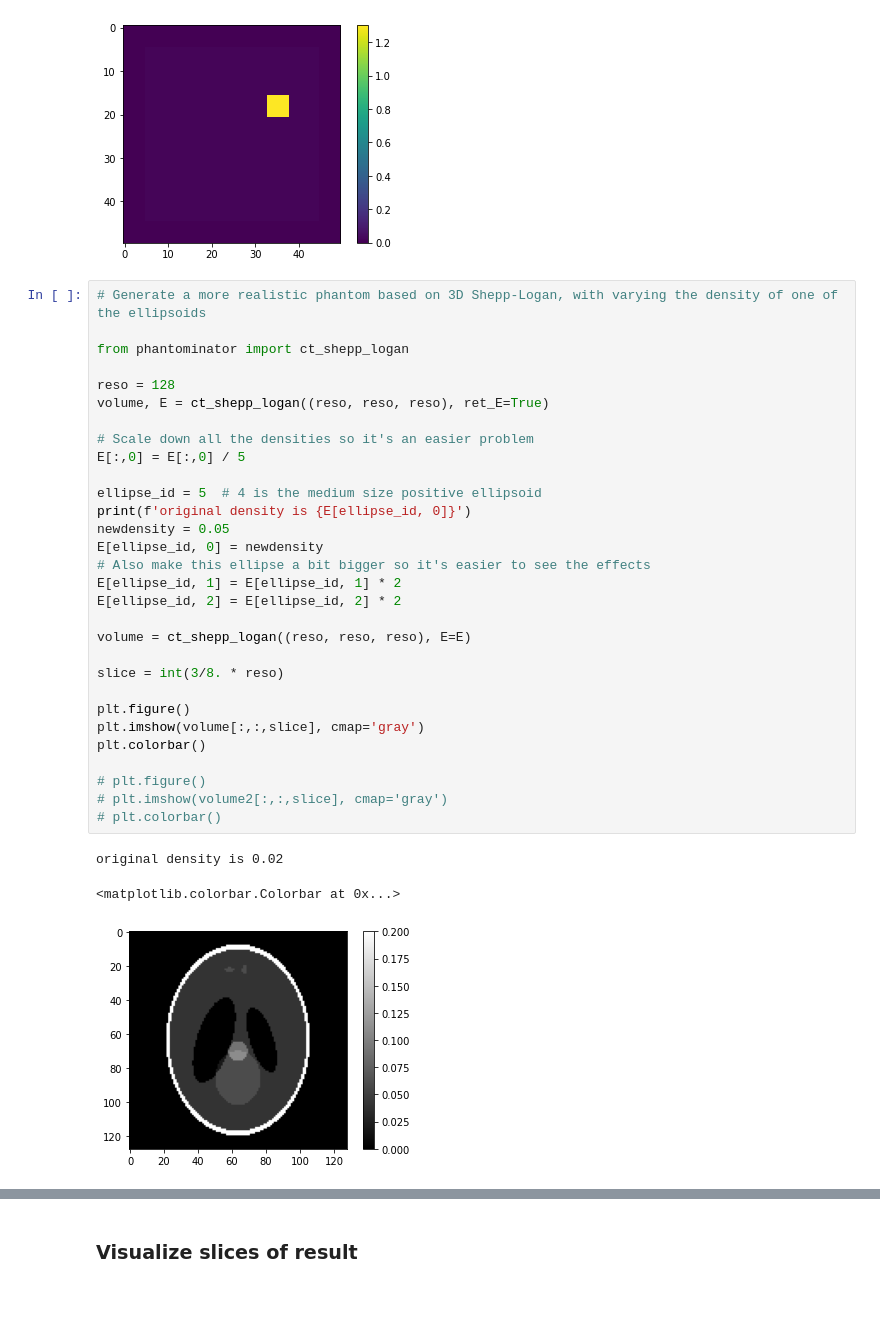
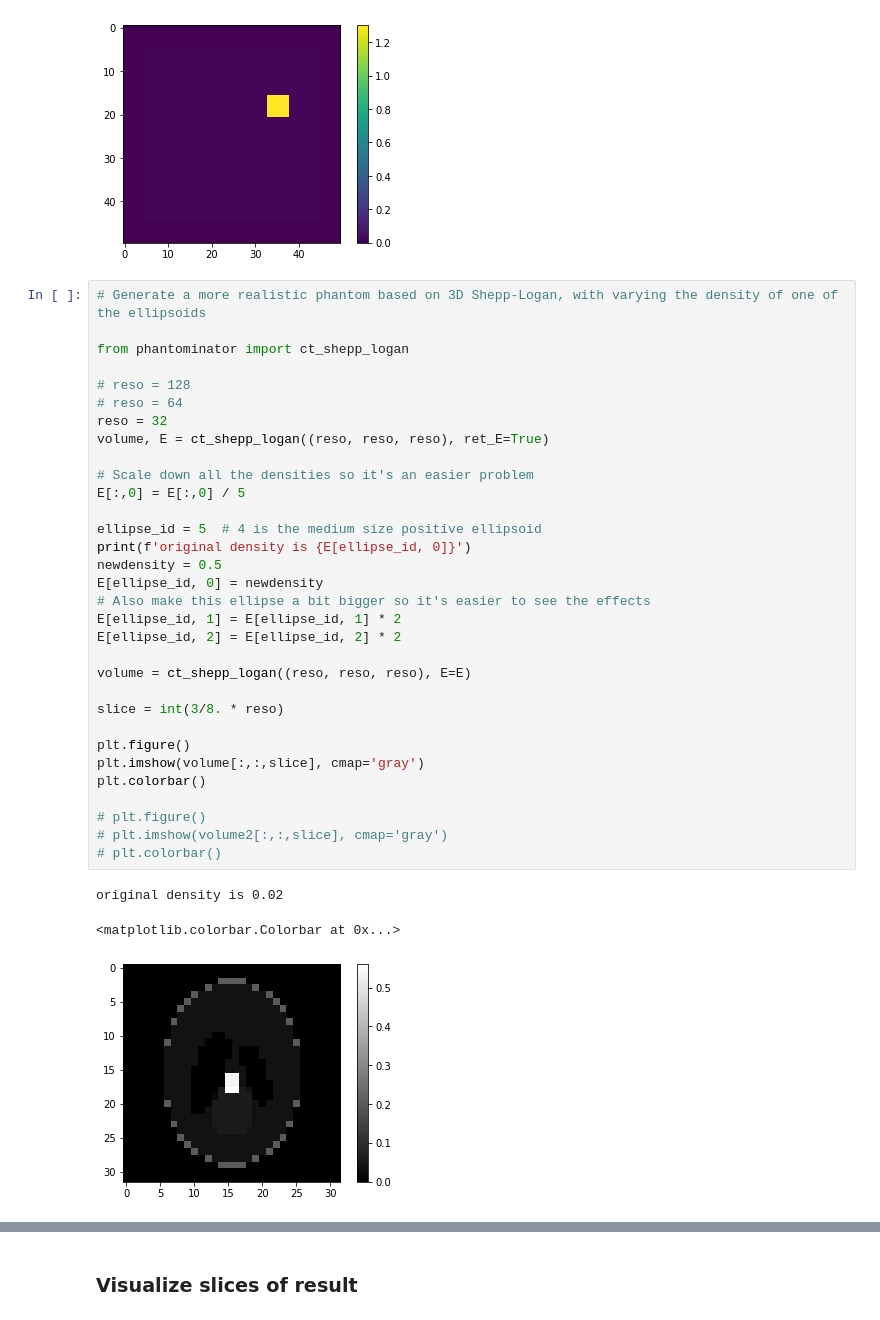
Before and after one commit to modestyachts/multi-energy-ct, a Jupyter notebook: synthetic_data.ipynb, the cells around one changed output, grey strips where cells are left out. Drawn from its saved outputs; the diff is of its cells as text.

```diff
--- a/synthetic_data.ipynb
+++ b/synthetic_data.ipynb
@@ -52,36 +52,38 @@ plt.show()
 # Generate a more realistic phantom based on 3D Shepp-Logan, with varying the density of one of the ellipsoids
 
 from phantominator import ct_shepp_logan
 
-reso = 128
+# reso = 128
+# reso = 64
+reso = 32
 volume, E = ct_shepp_logan((reso, reso, reso), ret_E=True)
 
 # Scale down all the densities so it's an easier problem
 E[:,0] = E[:,0] / 5
 
 ellipse_id = 5  # 4 is the medium size positive ellipsoid
 print(f'original density is {E[ellipse_id, 0]}')
-newdensity = 0.05
+newdensity = 0.5
 E[ellipse_id, 0] = newdensity
 # Also make this ellipse a bit bigger so it's easier to see the effects
 E[ellipse_id, 1] = E[ellipse_id, 1] * 2
 E[ellipse_id, 2] = E[ellipse_id, 2] * 2
 
 volume = ct_shepp_logan((reso, reso, reso), E=E)
 
 slice = int(3/8. * reso)
 
 plt.figure()
 plt.imshow(volume[:,:,slice], cmap='gray')
 plt.colorbar()
 
 # plt.figure()
 # plt.imshow(volume2[:,:,slice], cmap='gray')
 # plt.colorbar()
 # %% [output]
 original density is 0.02
 <matplotlib.colorbar.Colorbar at 0x...>
-[figure, old version]
+[figure, new version]
 # %%
 # Render with the spike projection matrices, using render_pose_rays, and save as a tiff for training
 # render_pose_rays(data_dict, c2w, H, W, focal, FLAGS.resolution, radius, FLAGS.harmonic_degree, FLAGS.jitter, FLAGS.uniform, key, sh_dim, FLAGS.physical_batch_size, FLAGS.interpolation, FLAGS.nv)
```
Also changed, not shown: parts of 7 cells of this notebook.
